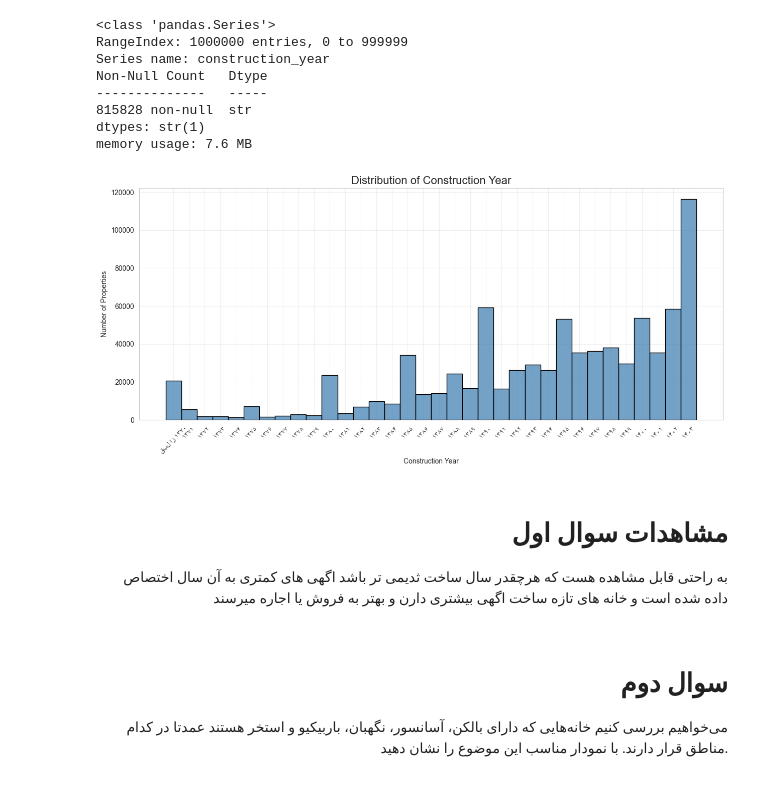
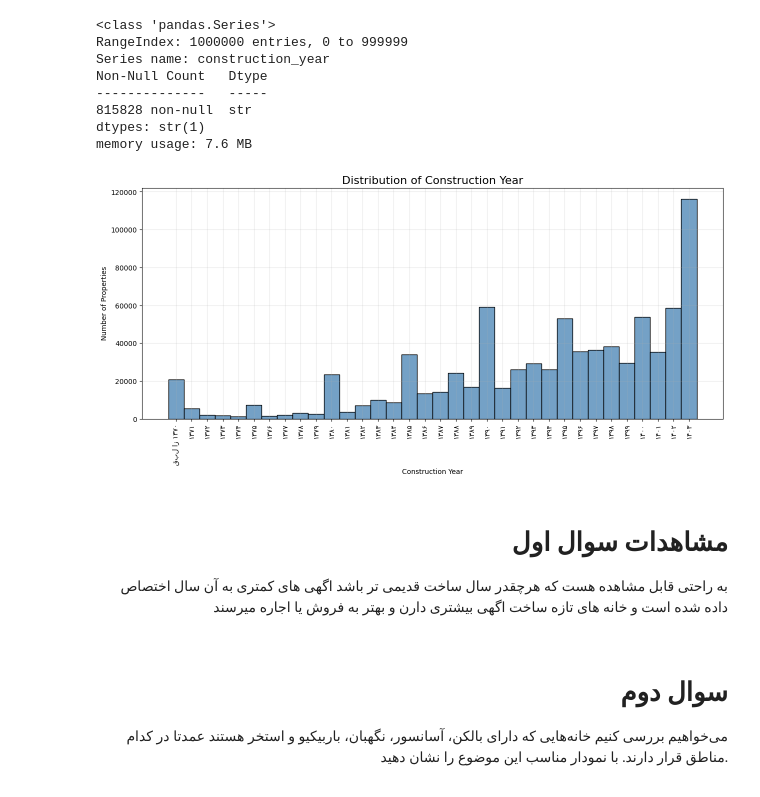
Before and after one commit to MaZiayee/QueraAiBootcamp-TeamProject, a Jupyter notebook: notebooks/1_EDA/Mehdi_Q2_Q9_EDA.ipynb, the cells around one changed output. Cells and saved outputs as stored; diff of their text form; code cells hidden in the pictures.

```diff
--- a/notebooks/1_EDA/Mehdi_Q2_Q9_EDA.ipynb
+++ b/notebooks/1_EDA/Mehdi_Q2_Q9_EDA.ipynb
@@ -65,32 +64,27 @@ memory usage: 7.6 MB
 # %%
 # Plot histogram of construction year
 construction_year = df["construction_year"].dropna().sort_values()
-
 plt.figure(figsize=(15,6))
 
 sns.histplot(
     construction_year,
-    bins=50,
     color="steelblue",
     edgecolor="black"
 )
 
 plt.title("Distribution of Construction Year", fontsize=16)
-plt.xticks(rotation=45, fontsize=10)
+plt.xticks(rotation=90, fontsize=10)
 plt.xlabel("Construction Year")
-
 plt.ylabel("Number of Properties")
-
 plt.grid(alpha=0.3)
-
 plt.show()
 # %% [output]
-[figure, old version]
+[figure, new version]
 # %% [markdown]
 <div dir="rtl" align="right">
 
 # مشاهدات سوال اول
-به راحتی قابل مشاهده هست که هرچقدر سال ساخت ثدیمی تر باشد اگهی های کمتری به آن سال اختصاص داده شده است و خانه های تازه ساخت اگهی بیشتری دارن و بهتر به فروش یا اجاره میرسند
+به راحتی قابل مشاهده هست که هرچقدر سال ساخت قدیمی تر باشد اگهی های کمتری به آن سال اختصاص داده شده است و خانه های تازه ساخت اگهی بیشتری دارن و بهتر به فروش یا اجاره میرسند
 </div>
 # %% [markdown]
 <div dir="rtl" align="right">
```
Also changed, not shown: parts of 2 cells of this notebook, 1 other file.
